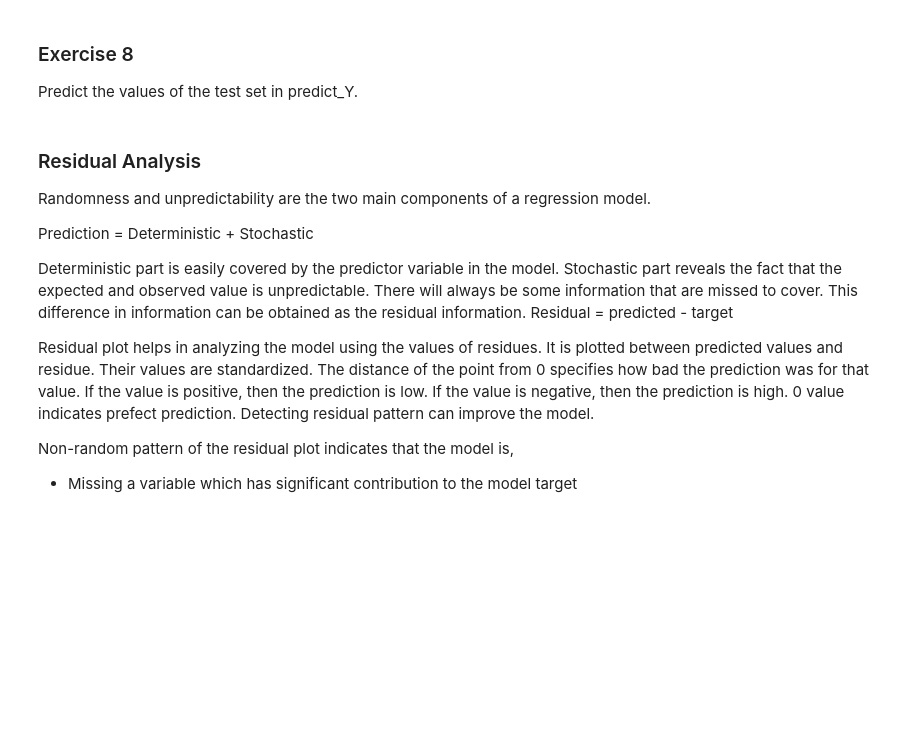
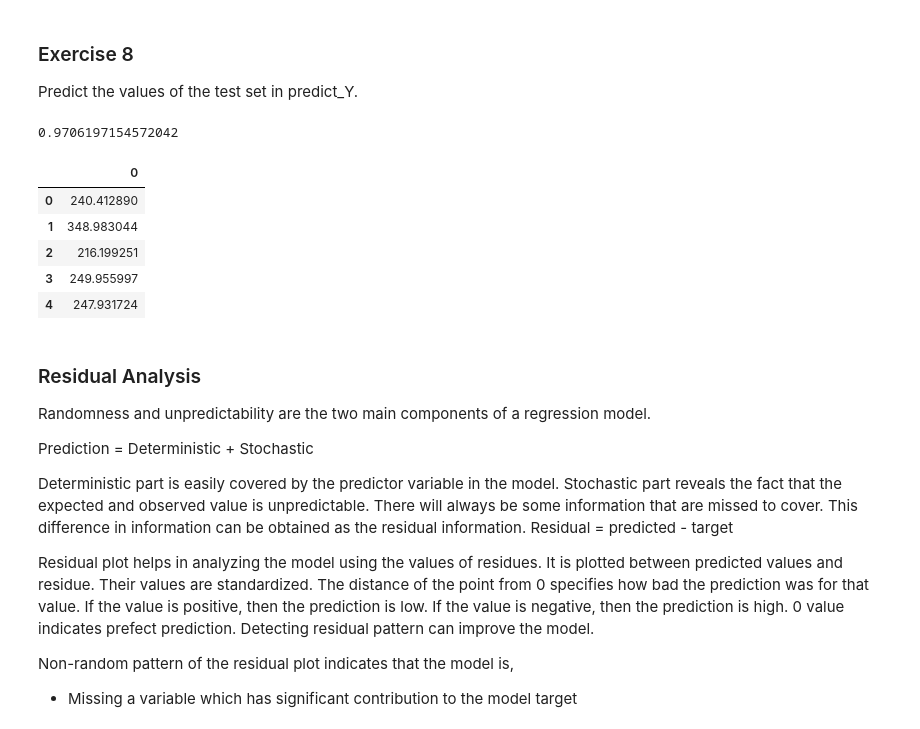
Before and after one commit to asheeshcric/fuse-ai, a Jupyter notebook: Assignments/2.2 Supervised-ML.ipynb, the cells around one changed output. Saved outputs shown, nothing was run; the diff lists cells and outputs as text; code cells hidden in the pictures; blank space fills up the shorter version.

Commit message:
Train a linear regression model on the data

```diff
--- a/Assignments/2.2 Supervised-ML.ipynb
+++ b/Assignments/2.2 Supervised-ML.ipynb
@@ -273,0 +291,16 @@ raise NotImplementedError()
+# %%
+from sklearn.model_selection import train_test_split
+Train_set = None
+Test_set = None
+# YOUR CODE HERE
+# First separating 0.25 test set from the entire dataset
+X_not_test, X_test, y_not_test, y_test = train_test_split(X, y, test_size=0.25, random_state=random_seed)
+
+# Splitting the 0.75 set to Train and Validation set - Validation set can be used to tune the hyperparameters
+X_train, X_val, y_train, y_val = train_test_split(X_not_test, y_not_test, test_size=0.1, random_state=random_seed)
+print(f'X_train shape {X_train.shape}')
+print(f'y_train shape {y_train.shape}')
+print(f'X_test shape {X_test.shape}')
+print(f'y_test shape {y_test.shape}')
+print(f'X_val shape {X_val.shape}')
+print(f'y_val shape {y_val.shape}')
@@ -278,3 +318,8 @@ raise NotImplementedError()
 1. Create Linear Regression object with fit_intercept set to True.
 2. Train the model using the training sets.
 3. Save coefficients in Theta.
+# %%
+Theta = None
+# YOUR CODE HERE
+linear_regression_model = linear_model.LinearRegression(fit_intercept=True)
+linear_regression_model.fit(X_train, y_train)
@@ -308,7 +365,19 @@ Predict the values of the test set in predict_Y.
 # %%
 predict_Y = None
 # YOUR CODE HERE
-raise NotImplementedError()
+predict_Y = linear_regression_model.predict(X_test)
+linear_regression_model.score(X_test, y_test)
+# %% [output]
+0.9706197154572042
+# %%
+pd.DataFrame(predict_Y).head()
+# %% [output]
+|  | 0 |
+| 0 | 240.412890 |
+| 1 | 348.983044 |
+| 2 | 216.199251 |
+| 3 | 249.955997 |
+| 4 | 247.931724 |
 # %%
 #### INTENTIONALLY LEFT BLANK ####
 # %% [markdown]
```
Also changed, not shown: parts of 15 cells of this notebook.
